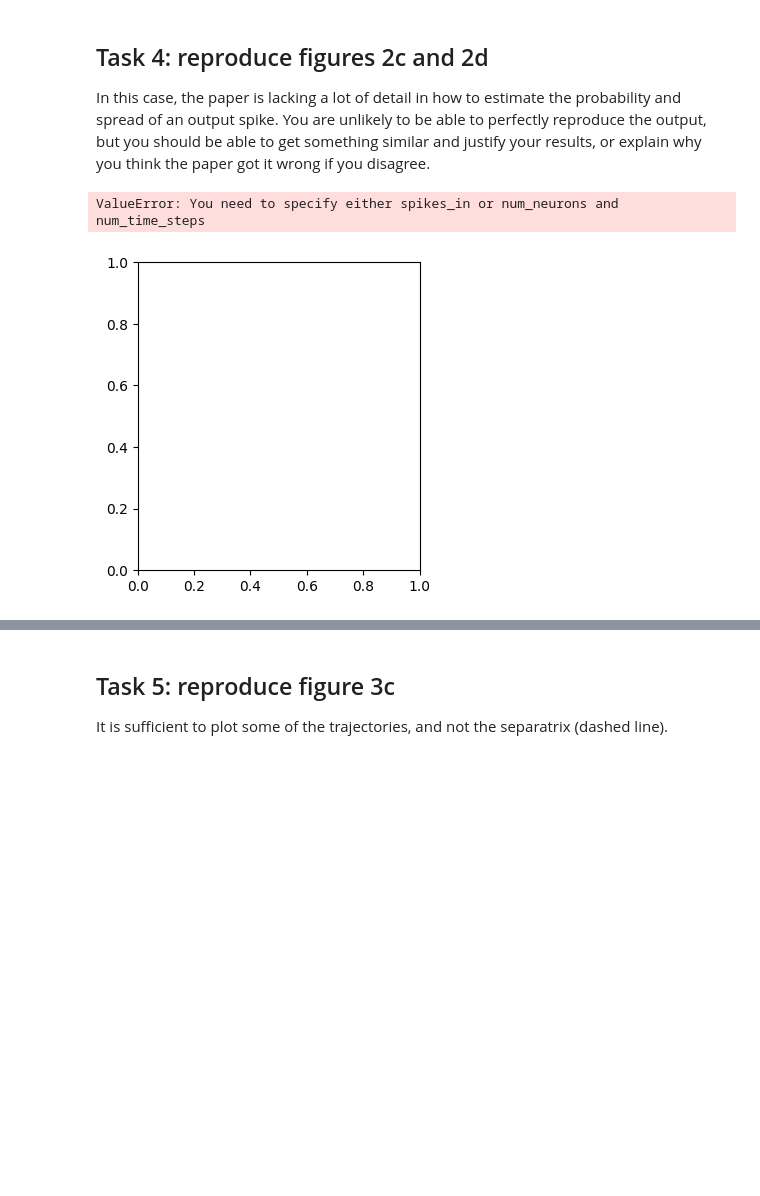
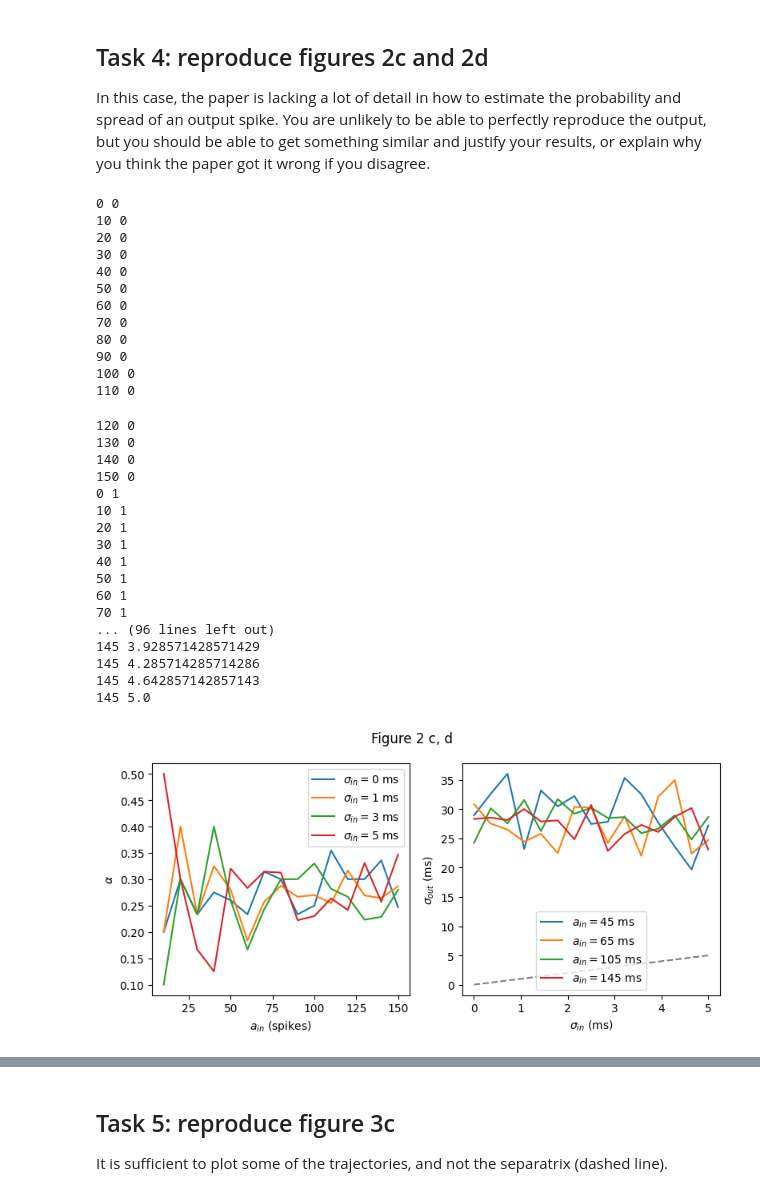
Before and after one commit to hk221/Neuro_for_ML, a Jupyter notebook: Synfire Chains/synfire_no_answers.ipynb, the cells around one changed output, grey strips where cells are left out. Saved outputs shown, nothing was run; the diff lists cells and outputs as text; code cells hidden in the pictures; blank space fills up the shorter version.

```diff
--- a/Synfire Chains/synfire_no_answers.ipynb
+++ b/Synfire Chains/synfire_no_answers.ipynb
@@ -241,7 +241,7 @@ plt.figure(figsize=(8, 4))
 a_values = [50, 48]
 
 for plotidx, a in enumerate(a_values):
-    s = input_burst(num_neurons=num_neurons, num_active=a, offset=100, sigma=5.0, num_time_steps=700)
+    s = input_burst(num_neurons=num_neurons, num_active=a)
     plt.subplot(1, 2, plotidx + 1)
     for layer in range(10):
         # TODO: Add something here to represent the effect of the all-to-all spike connection
@@ -275,39 +275,72 @@ In this case, the paper is lacking a lot of detail in how to estimate the probab
 def estimate_pulse_parameters(s): # you can change the arguments to this function if you need
     # Now we want to estimate the number of spikes caused and their spread.
     # alpha = probability of an output spike = number of output spikes / number of neurons
+    #alpha = 65
+    alpha = s.sum() / s.shape[0]
     # sigma_out = spread (in ms) of output spikes caused by the pulse
+    #sigma_out = 1.2 ms
+    sigma_out = np.std(s.nonzero()[1]) * 0.1
     return alpha, sigma_out
 
 def neural_transmission(a_in, sigma_in, repeats=1000, dt=0.1):
     # We put in a burst of a_in spikes with spread sigma_in
     s = input_burst(num_neurons=a_in, num_active=a_in, sigma=sigma_in, num_time_steps=1000)
+    print(a_in, sigma_in)
     # Run the simulation for one layer
-    _, s = simulate_layer(...)
+    _, s = simulate_layer(spikes_in=s)
     return estimate_pulse_parameters(s)
 
 plt.figure(figsize=(8, 4))
 plt.subplot(121)
 for sigma in [0, 1, 3, 5]:
     A_IN = np.arange(0, 150+1, 10)
     ALPHA = [neural_transmission(a_in, sigma)[0] for a_in in A_IN]
     plt.plot(A_IN, ALPHA, label=f'$\\sigma_{{in}}={sigma}$ ms')
 plt.xlabel(r'$a_{in}$ (spikes)')
 plt.ylabel(r'$\alpha$')
 plt.legend(loc='best')
 plt.subplot(122)
 for a_in in [45, 65, 105, 145]:
     SIGMA_IN = np.linspace(0, 5, 15)
     SIGMA_OUT = [neural_transmission(a_in, sigma_in)[1] for sigma_in in SIGMA_IN]
     plt.plot(SIGMA_IN, SIGMA_OUT, label=f'$a_{{in}}={a_in}$ ms')
 plt.plot([0, 5], [0, 5], ls='--', c='grey', zorder=-1)
 plt.xlabel(r'$\sigma_{in}$ (ms)')
 plt.ylabel(r'$\sigma_{out}$ (ms)')
 plt.legend(loc='best')
 plt.suptitle('Figure 2 c, d')
 plt.tight_layout();
 # %% [output]
-ValueError: You need to specify either spikes_in or num_neurons and num_time_steps
+0 0
+10 0
+20 0
+30 0
+40 0
+50 0
+60 0
+70 0
+80 0
+90 0
+100 0
+110 0
+120 0
+130 0
+140 0
+150 0
+0 1
+10 1
+20 1
+30 1
+40 1
+50 1
+60 1
+70 1
+... (96 lines left out)
+145 3.928571428571429
+145 4.285714285714286
+145 4.642857142857143
+145 5.0
-[figure, old version]
+[figure, new version]
 # %% [markdown]
 Expected results (as you can see, not exactly the same as in the paper which I couldn't reproduce perfectly):
 
```
Also changed, not shown: parts of 3 cells of this notebook.
